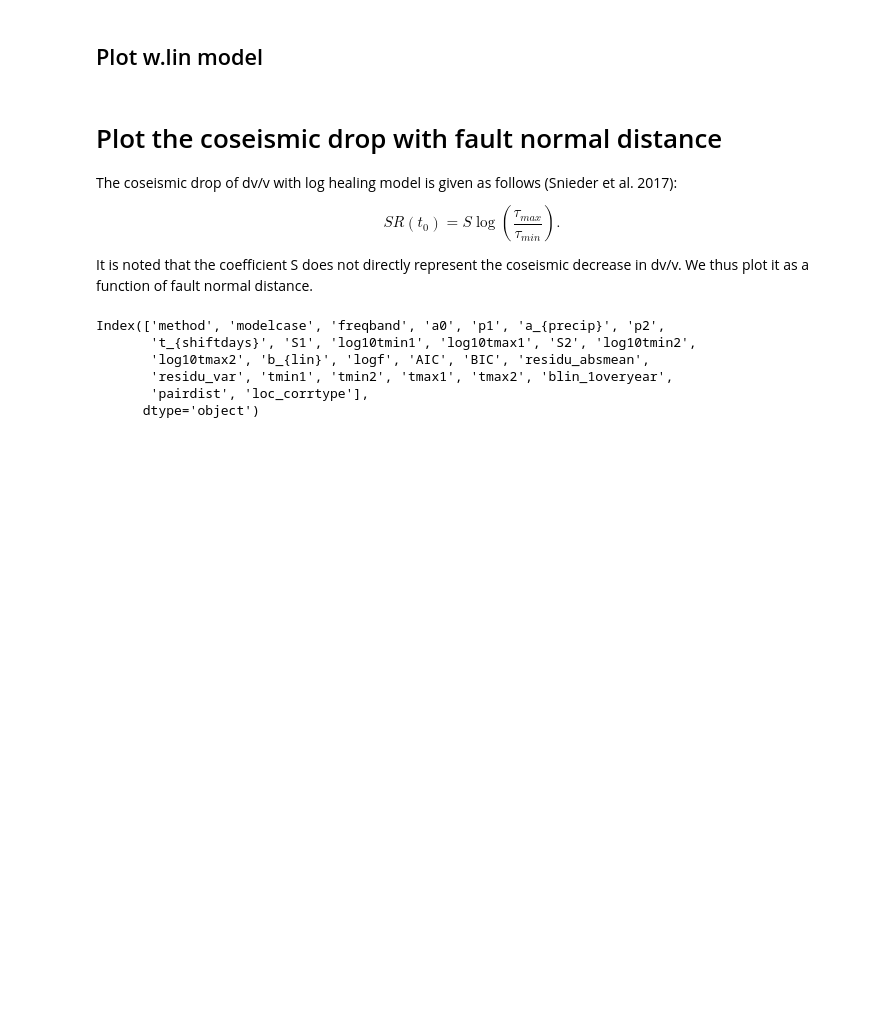
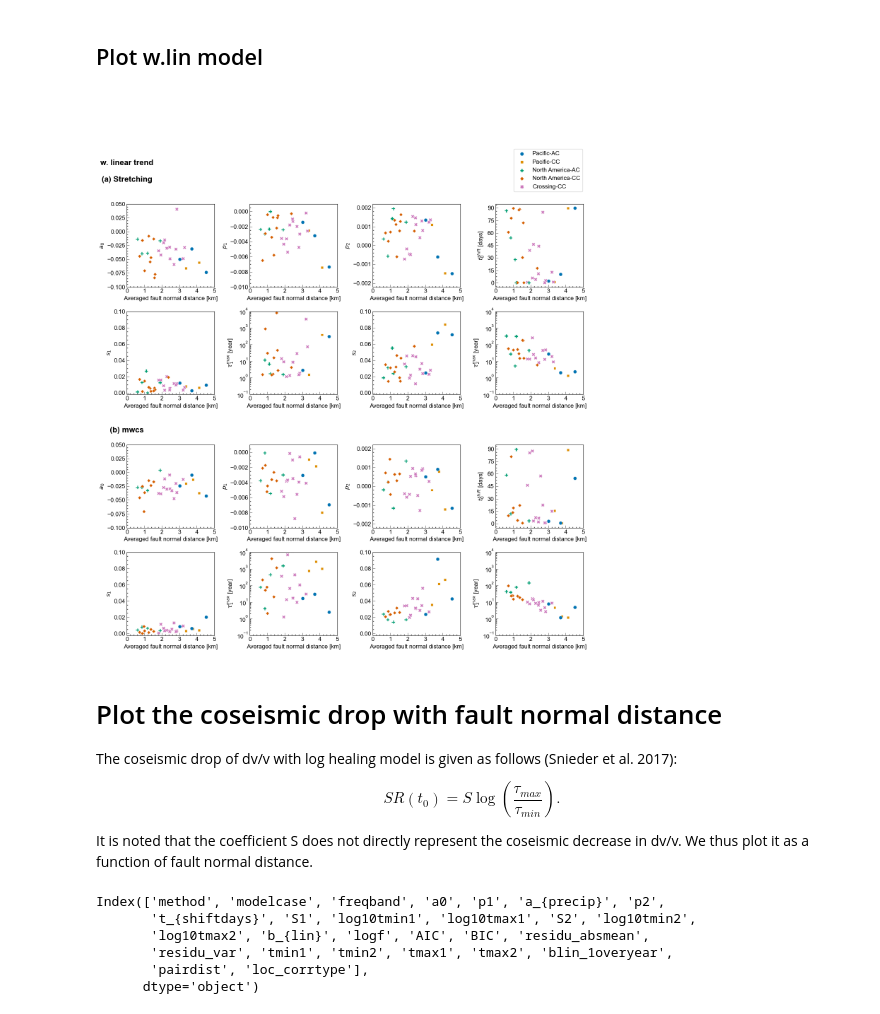
Before and after one commit to kura-okubo/SeisMonitoring_Paper, a Jupyter notebook: Post/ModelFit/code/modelfit_07_MCMC_plotstats.ipynb, the cells around one changed output. Cells and saved outputs as stored; diff of their text form; code cells hidden in the pictures; blank space fills up the shorter version.

```diff
--- a/Post/ModelFit/code/modelfit_07_MCMC_plotstats.ipynb
+++ b/Post/ModelFit/code/modelfit_07_MCMC_plotstats.ipynb
@@ -781,28 +816,28 @@ for ii, dvvmodel in enumerate(["stretching", "mwcs"]):
     key="a0"
     sns.scatterplot(x="pairdist", y=key, data=df_all_residuthresh_wlin_case, hue="loc_corrtype", style="loc_corrtype", hue_order=hue_order,
             palette=cpalette_scatter, s=ms, edgecolor="w", linewidth=0.5, ax=axs[i1, 0])
-    axs[i1, 0].set_ylabel("a0")
+    axs[i1, 0].set_ylabel("$a_0$")
     axs[i1, 0].set_ylim([-0.1, 0.05])
 
     # p1
     key="p1"
     sns.scatterplot(x="pairdist", y=key, data=df_all_residuthresh_wlin_case, hue="loc_corrtype", style="loc_corrtype", hue_order=hue_order,
         palette=cpalette_scatter, s=ms, edgecolor="w", linewidth=0.5, ax=axs[i1, 1])
-    axs[i1, 1].set_ylabel("p1")
+    axs[i1, 1].set_ylabel("$p_1$")
     axs[i1, 1].set_ylim([-0.01, 0.001])
 
     # p2
     key="p2"
     sns.scatterplot(x="pairdist", y=key, data=df_all_residuthresh_wlin_case, hue="loc_corrtype", style="loc_corrtype", hue_order=hue_order,
         palette=cpalette_scatter, s=ms, edgecolor="w", linewidth=0.5, ax=axs[i1, 2])
-    axs[i1, 2].set_ylabel("p2")
+    axs[i1, 2].set_ylabel("$p_2$")
     axs[i1, 2].set_ylim([-0.0022, 0.0022])
 
     # t_shift
     key="t_{shiftdays}"
     sns.scatterplot(x="pairdist", y=key, data=df_all_residuthresh_wlin_case, hue="loc_corrtype", style="loc_corrtype", hue_order=hue_order,
         palette=cpalette_scatter, s=ms, edgecolor="w", linewidth=0.5, ax=axs[i1, 3])
-    axs[i1, 3].set_ylabel("Temperature shift [days]")
+    axs[i1, 3].set_ylabel(r"$t_{0}^{shift}$ [days]")
     axs[i1, 3].set_ylim([-5, 95])
     axs[i1, 3].set_yticks(np.arange(0, 95, 15))
 
@@ -813,7 +848,7 @@ for ii, dvvmodel in enumerate(["stretching", "mwcs"]):
     key="S1"
     sns.scatterplot(x="pairdist", y=key, data=df_all_residuthresh_wlin_case, hue="loc_corrtype", style="loc_corrtype", hue_order=hue_order,
         palette=cpalette_scatter, s=ms, edgecolor="w", linewidth=0.5, ax=axs[i2, 0])
-    axs[i2, 0].set_ylabel("S1")
+    axs[i2, 0].set_ylabel("$s_1$")
     axs[i2, 0].set_ylim(Slimit)
 
 
@@ -821,7 +856,7 @@ for ii, dvvmodel in enumerate(["stretching", "mwcs"]):
     key="tmax1"
     sns.scatterplot(x="pairdist", y=key, data=df_all_residuthresh_wlin_case, hue="loc_corrtype", style="loc_corrtype", hue_order=hue_order,
         palette=cpalette_scatter, s=ms, edgecolor="w", linewidth=0.5, ax=axs[i2, 1])
-    axs[i2, 1].set_ylabel("SS Healing max time [year]")
+    axs[i2, 1].set_ylabel(r"$\tau_{1}^{max}$ [year]")
     axs[i2, 1].set_yscale('log')
     axs[i2, 1].set_ylim(tmaxlimit)
 
@@ -829,42 +864,44 @@ for ii, dvvmodel in enumerate(["stretching", "mwcs"]):
     key="S2"
     sns.scatterplot(x="pairdist", y=key, data=df_all_residuthresh_wlin_case, hue="loc_corrtype", style="loc_corrtype", hue_order=hue_order,
         palette=cpalette_scatter, s=ms, edgecolor="w", linewidth=0.5, ax=axs[i2, 2])
-    axs[i2, 2].set_ylabel("S2")
+    axs[i2, 2].set_ylabel("$s_2$")
     axs[i2, 2].set_ylim(Slimit)
 
     # tmax2
     key="tmax2"
     sns.scatterplot(x="pairdist", y=key, data=df_all_residuthresh_wlin_case, hue="loc_corrtype", style="loc_corrtype", hue_order=hue_order,
         palette=cpalette_scatter, s=ms, edgecolor="w", linewidth=0.5, ax=axs[i2, 3])
-    axs[i2, 3].set_ylabel("PF Healing max time [year]")
+    axs[i2, 3].set_ylabel(r"$\tau_{2}^{max}$ [year]")
     axs[i2, 3].set_yscale('log')
     axs[i2, 3].set_ylim(tmaxlimit)
 
 
 plt.setp(axs, xlabel=None)
 
 for i in [1, 2, 4, 5]:
     for j in range(4):
         axs[i, j].set_xlim([0, 5])
         axs[i, j].set_xticks(range(6))
         axs[i, j].set_xlabel("Averaged fault normal distance [km]")
 #         axs[i, j].grid(True, which='both', axis='both')
         axs[i, j].set_axisbelow(False)
         if i==1 and j==3:
             continue
         else:
             axs[i,j].get_legend().remove()
 
 fig.tight_layout()
 
 sns.move_legend(axs[1, 3], "upper center", bbox_to_anchor=(0.6, 1.7), title="")
 
 plt.text(0, 0.2, 'w. linear trend', horizontalalignment='center', verticalalignment='center', transform = axs[0,0].transAxes, fontsize=16, fontweight="bold")
 plt.text(0, 0, '(a) Stretching', horizontalalignment='center', verticalalignment='center', transform = axs[0,0].transAxes, fontsize=16, fontweight="bold")
 plt.text(0, -6.0, '(b) mwcs', horizontalalignment='center', verticalalignment='center', transform = axs[3,0].transAxes, fontsize=16, fontweight="bold")
 
 foname = (output_imgdir+"/MCMC_modelparam_all_withFaultnormaldist_wlin_{}.png".format(freqband))
 plt.savefig(foname, dpi=300, bbox_inches='tight')
+# %% [output]
+[figure, added]
 # %%
 # save the sorted station list to plot with the sorted order by fault normal distance
 for dvvmethod in ["stretching", "mwcs"]:
```
Also changed, not shown: parts of 11 cells of this notebook, 5 other files.
